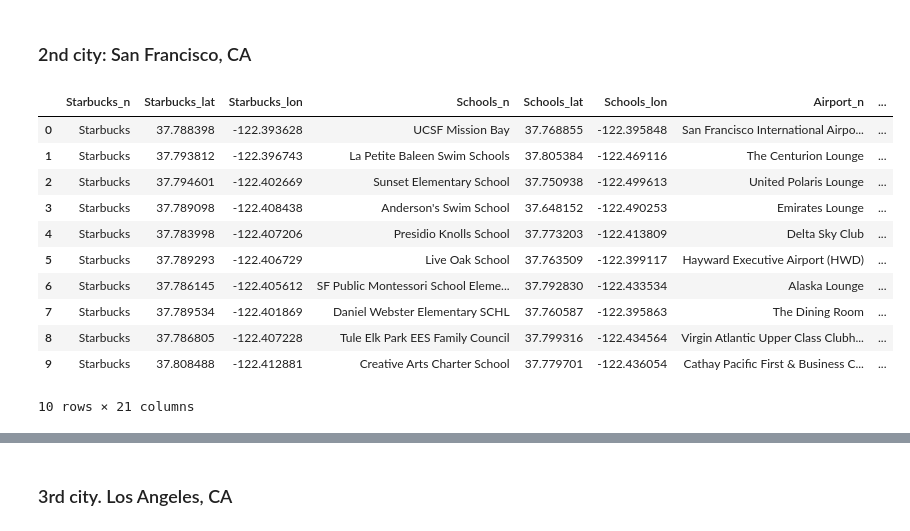
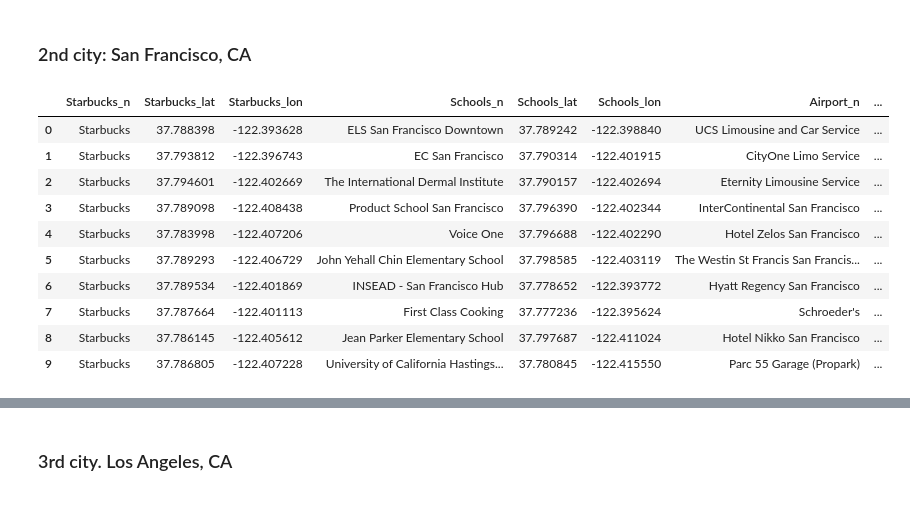
Before and after one commit to Ironhack-data23/project-3, a Jupyter notebook: partII.ipynb, the cells around one changed output, grey strips where cells are left out. Saved outputs shown, nothing was run; the diff lists cells and outputs as text; code cells hidden in the pictures.

```diff
--- a/partII.ipynb
+++ b/partII.ipynb
@@ -81,11 +82,15 @@ query = ["starbucks","schools","airport","club","vegan","basketball"]
 query1= ["pet"]
 query2 = ["grooming"]
 # %%
+lat = 40.726155
+lon = -73.995625
+radius = 3500
+
 def apply_request_starbucks():
     ny_starbucks = []
     for i in query:
         if i == "starbucks":
-            result = requests_for_foursquare("starbucks", lat, lon)
+            result = requests_for_foursquare("starbucks",lat,lon,radius)
             ny_starbucks.append(result)
     return ny_starbucks
 
@@ -93,7 +98,7 @@ def apply_request_school():
     ny_schools = []
     for i in query:
         if i == "schools":
-            result = requests_for_foursquare("schools", lat, lon)
+            result = requests_for_foursquare("schools",lat,lon,radius)
             ny_schools.append(result)
     return ny_schools
 
@@ -101,7 +106,7 @@ def apply_request_airports():
     ny_airport = []
     for i in query:
         if i == "airport":
-            result = requests_for_foursquare("airport", lat, lon)
+            result = requests_for_foursquare("airport",lat,lon,radius)
             ny_airport.append(result)
     return ny_airport
 
@@ -109,7 +114,7 @@ def apply_request_clubs():
     ny_clubs = []
     for i in query:
         if i == "club":
-            result = requests_for_foursquare("club", lat, lon)
+            result = requests_for_foursquare("club",lat,lon,radius)
             ny_clubs.append(result)
     return ny_clubs
 
@@ -117,7 +122,7 @@ def apply_request_vegan():
     ny_vegan = []
     for i in query:
         if i == "vegan":
-            result = requests_for_foursquare("vegan", lat, lon)
+            result = requests_for_foursquare("vegan",lat,lon,radius)
             ny_vegan.append(result)
     return ny_vegan
 
@@ -125,13 +130,13 @@ def apply_request_basketball():
     ny_basketball = []
     for i in query:
         if i == "basketball":
-            result = requests_for_foursquare("basketball", lat, lon)
+            result = requests_for_foursquare("basketball",lat,lon,radius)
             ny_basketball.append(result)
     return ny_basketball
 
 def apply_request_pet():
     ny_pet = []
-    result = requests_for_foursquare_2queries("pet","grooming",lat, lon)
+    result = requests_for_foursquare_2queries("pet","grooming",lat,lon,radius)
     ny_pet.append(result)
     return ny_pet
 # %%
@@ -253,12 +261,13 @@ ny_map
 # %%
 lat = 37.788668
 lon = -122.400558
+radius = 2000
 
 def apply_request_starbucks():
     sf_starbucks = []
     for i in query:
         if i == "starbucks":
-            result = requests_for_foursquare("starbucks", lat, lon)
+            result = requests_for_foursquare("starbucks",lat,lon,radius)
             sf_starbucks.append(result)
     return sf_starbucks
 
@@ -266,7 +275,7 @@ def apply_request_school():
     sf_schools = []
     for i in query:
         if i == "schools":
-            result = requests_for_foursquare("schools", lat, lon)
+            result = requests_for_foursquare("schools",lat,lon,radius)
             sf_schools.append(result)
     return sf_schools
 
@@ -274,7 +283,7 @@ def apply_request_airports():
     sf_airport = []
     for i in query:
         if i == "airport":
-            result = requests_for_foursquare("airport", lat, lon)
+            result = requests_for_foursquare("airport",lat,lon,radius)
             sf_airport.append(result)
     return sf_airport
 
@@ -282,7 +291,7 @@ def apply_request_clubs():
     sf_clubs = []
     for i in query:
         if i == "club":
-            result = requests_for_foursquare("club", lat, lon)
+            result = requests_for_foursquare("club",lat,lon,radius)
             sf_clubs.append(result)
     return sf_clubs
 
@@ -290,7 +299,7 @@ def apply_request_vegan():
     sf_vegan = []
     for i in query:
         if i == "vegan":
-            result = requests_for_foursquare("vegan", lat, lon)
+            result = requests_for_foursquare("vegan",lat,lon,radius)
             sf_vegan.append(result)
     return sf_vegan
 
@@ -298,13 +307,13 @@ def apply_request_basketball():
     sf_basketball = []
     for i in query:
         if i == "basketball":
-            result = requests_for_foursquare("basketball", lat, lon)
+            result = requests_for_foursquare("basketball",lat,lon,radius)
             sf_basketball.append(result)
     return sf_basketball
 
 def apply_request_pet():
     sf_pet = []
-    result = requests_for_foursquare_2queries("pet","grooming",lat, lon)
+    result = requests_for_foursquare_2queries("pet","grooming",lat,lon,radius)
     sf_pet.append(result)
     return sf_pet
 # %%
@@ -335,52 +344,43 @@ airport_longitude = [result["geocodes"]["main"]["longitude"] for i in sf_airport
 sf_dict["Airport_lon"] = airport_longitude
 
 sf_clubs = apply_request_clubs()
 clubs_name = [result["name"] for i in sf_clubs for result in i.get("results", [])]
 sf_dict["Clubs_n"] = clubs_name
 club_latitude = [result["geocodes"]["main"]["latitude"] for i in sf_clubs for result in i.get("results", [])]
 sf_dict["Clubs_lat"] = club_latitude
 club_longitude = [result["geocodes"]["main"]["longitude"] for i in sf_clubs for result in i.get("results",[])]
 sf_dict["Clubs_lon"] = club_longitude
 
-sf_vegan = apply_request_vegan()
-vegan_name = [result["name"] for i in sf_vegan for result in i.get("results", [])]
-sf_dict["Vegan_n"] = vegan_name
-vegan_latitude = [result["geocodes"]["main"]["latitude"] for i in sf_vegan for result in i.get("results", [])]
-sf_dict["Vegan_lat"] = vegan_latitude
-vegan_longitude = [result["geocodes"]["main"]["longitude"] for i in sf_vegan for result in i.get("result", [])]
-sf_dict["Vegan_lon"] = vegan_latitude
-
 sf_basketball = apply_request_basketball()
 basketball_name = [result["name"] for i in sf_basketball for result in i.get("results",[])]
 sf_dict["Basketball_n"] = basketball_name
 basketball_latitude = [result["geocodes"]["main"]["latitude"] for i in sf_basketball for result in i.get("results", [])]
 sf_dict["Basketball_lat"] = basketball_latitude
 basketball_longitde = [result["geocodes"]["main"]["longitude"] for i in sf_basketball for result in i.get("results", [])]
 sf_dict["Basketball_lon"] = basketball_longitde
 
 sf_pet = apply_request_pet()
 pet_name = [result["name"] for i in sf_pet for result in i.get("results",[])]
 sf_dict["Pet_n"] = pet_name
 pet_latitude = [result["geocodes"]["main"]["latitude"] for i in sf_pet for result in i.get("results", [])]
 sf_dict["Pet_lat"] = pet_latitude
 pet_longitde = [result["geocodes"]["main"]["longitude"] for i in sf_pet for result in i.get("results", [])]
 sf_dict["Pet_lon"] = pet_longitde
 
 sf_companies = pd.DataFrame(sf_dict)
 sf_companies
 # %% [output]
 |  | Starbucks_n | Starbucks_lat | Starbucks_lon | Schools_n | Schools_lat | Schools_lon | Airport_n | ... |
-| 0 | Starbucks | 37.788398 | -122.393628 | UCSF Mission Bay | 37.768855 | -122.395848 | San Francisco International Airpo... | ... |
-| 1 | Starbucks | 37.793812 | -122.396743 | La Petite Baleen Swim Schools | 37.805384 | -122.469116 | The Centurion Lounge | ... |
-| 2 | Starbucks | 37.794601 | -122.402669 | Sunset Elementary School | 37.750938 | -122.499613 | United Polaris Lounge | ... |
-| 3 | Starbucks | 37.789098 | -122.408438 | Anderson's Swim School | 37.648152 | -122.490253 | Emirates Lounge | ... |
-| 4 | Starbucks | 37.783998 | -122.407206 | Presidio Knolls School | 37.773203 | -122.413809 | Delta Sky Club | ... |
-| 5 | Starbucks | 37.789293 | -122.406729 | Live Oak School | 37.763509 | -122.399117 | Hayward Executive Airport (HWD) | ... |
-| 6 | Starbucks | 37.786145 | -122.405612 | SF Public Montessori School Eleme... | 37.792830 | -122.433534 | Alaska Lounge | ... |
-| 7 | Starbucks | 37.789534 | -122.401869 | Daniel Webster Elementary SCHL | 37.760587 | -122.395863 | The Dining Room | ... |
-| 8 | Starbucks | 37.786805 | -122.407228 | Tule Elk Park EES Family Council | 37.799316 | -122.434564 | Virgin Atlantic Upper Class Clubh... | ... |
-| 9 | Starbucks | 37.808488 | -122.412881 | Creative Arts Charter School | 37.779701 | -122.436054 | Cathay Pacific First & Business C... | ... |
+| 0 | Starbucks | 37.788398 | -122.393628 | ELS San Francisco Downtown | 37.789242 | -122.398840 | UCS Limousine and Car Service | ... |
+| 1 | Starbucks | 37.793812 | -122.396743 | EC San Francisco | 37.790314 | -122.401915 | CityOne Limo Service | ... |
+| 2 | Starbucks | 37.794601 | -122.402669 | The International Dermal Institute | 37.790157 | -122.402694 | Eternity Limousine Service | ... |
+| 3 | Starbucks | 37.789098 | -122.408438 | Product School San Francisco | 37.796390 | -122.402344 | InterContinental San Francisco | ... |
+| 4 | Starbucks | 37.783998 | -122.407206 | Voice One | 37.796688 | -122.402290 | Hotel Zelos San Francisco | ... |
+| 5 | Starbucks | 37.789293 | -122.406729 | John Yehall Chin Elementary School | 37.798585 | -122.403119 | The Westin St Francis San Francis... | ... |
+| 6 | Starbucks | 37.789534 | -122.401869 | INSEAD - San Francisco Hub | 37.778652 | -122.393772 | Hyatt Regency San Francisco | ... |
+| 7 | Starbucks | 37.787664 | -122.401113 | First Class Cooking | 37.777236 | -122.395624 | Schroeder's | ... |
+| 8 | Starbucks | 37.786145 | -122.405612 | Jean Parker Elementary School | 37.797687 | -122.411024 | Hotel Nikko San Francisco | ... |
+| 9 | Starbucks | 37.786805 | -122.407228 | University of California Hastings... | 37.780845 | -122.415550 | Parc 55 Garage (Propark) | ... |
-10 rows × 21 columns
 # %%
 lat = 37.788668
 lon = -122.400558
```
Also changed, not shown: parts of 12 cells of this notebook, 11 other files.
